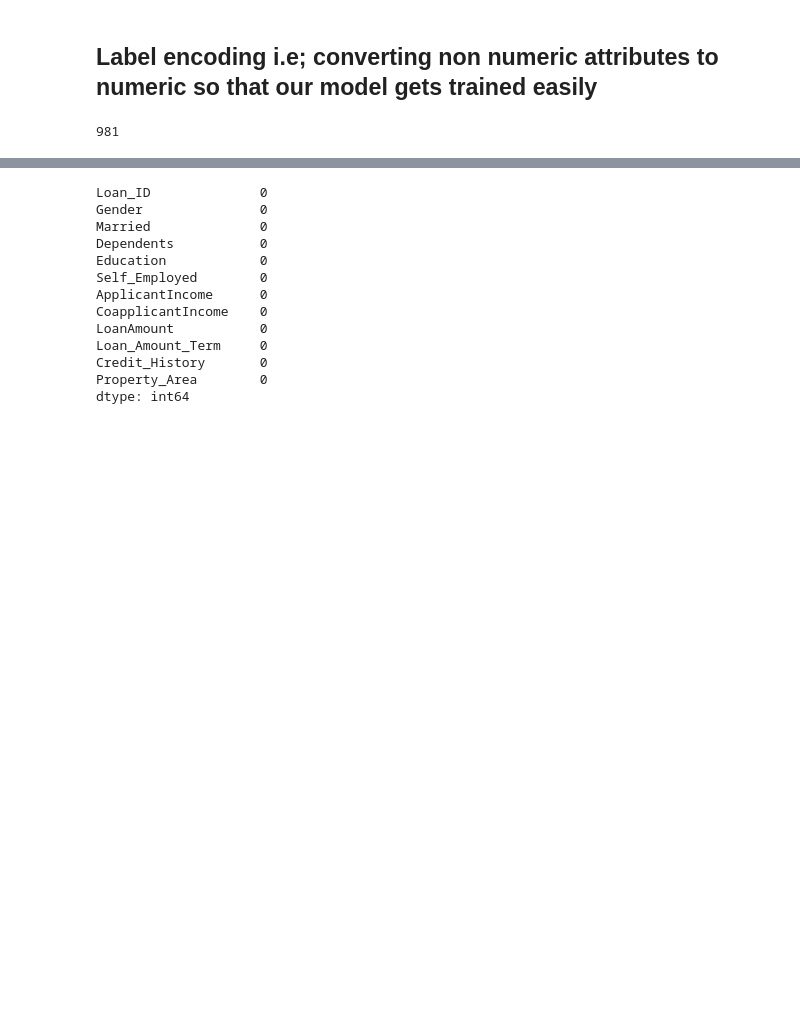
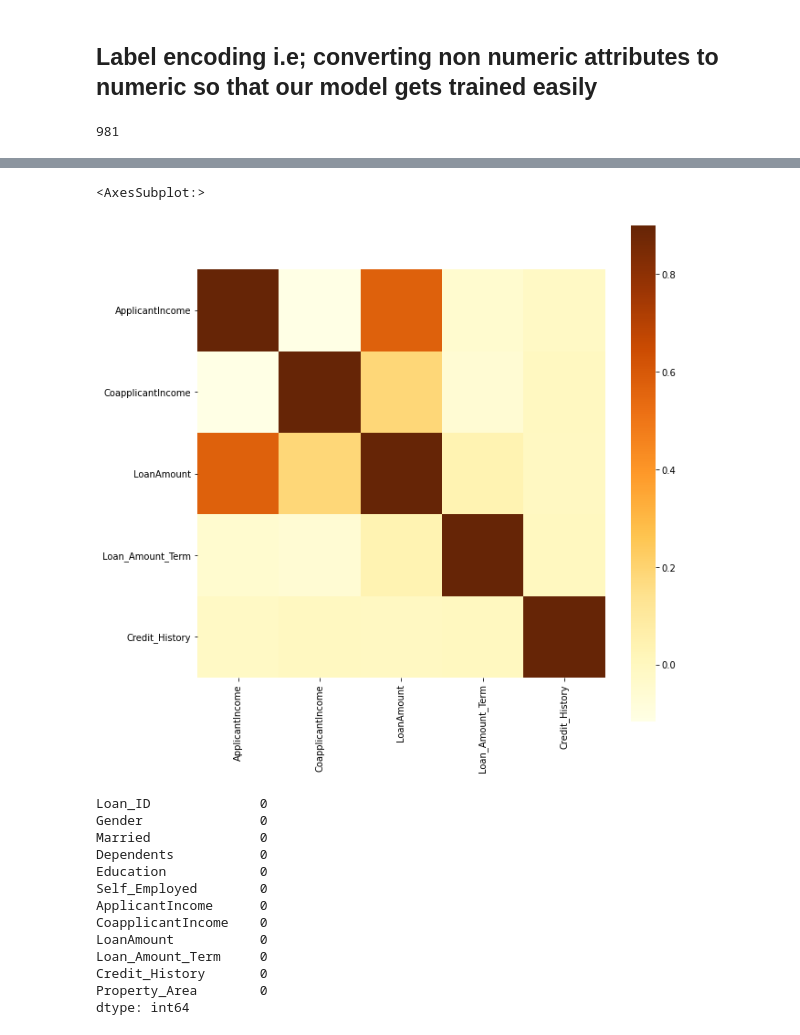
Before and after one commit to BhavyaM-23/LoanPrediction, a Jupyter notebook: LoanPredictionProjectML.ipynb, the cells around one changed output, grey strips where cells are left out. Drawn from its saved outputs; the diff is of its cells as text; code cells hidden in the pictures; blank space fills up the shorter version.

```diff
--- a/LoanPredictionProjectML.ipynb
+++ b/LoanPredictionProjectML.ipynb
@@ -130,6 +130,13 @@ data.head()
 | 2 | LP001005 | 1.0 | 1.0 | 0.0 | 1 | 1.0 | 3000 | 0.0 | ... |
 | 3 | LP001006 | 1.0 | 1.0 | 0.0 | 0 | 0.0 | 2583 | 2358.0 | ... |
 | 4 | LP001008 | 1.0 | 0.0 | 0.0 | 1 | 0.0 | 6000 | 0.0 | ... |
+# %%
+matrix = dataset.corr()
+f, ax = plt.subplots(figsize = (10,10))
+sns.heatmap(matrix, vmax = .9, cmap = "YlOrBr", square = True)
+# %% [output]
+<AxesSubplot:>
+[figure, added]
 # %%
 #Filling Missing Values
 data.Credit_History.fillna(np.random.randint(0,2),inplace=True)
```
Also changed, not shown: parts of 11 cells of this notebook.
